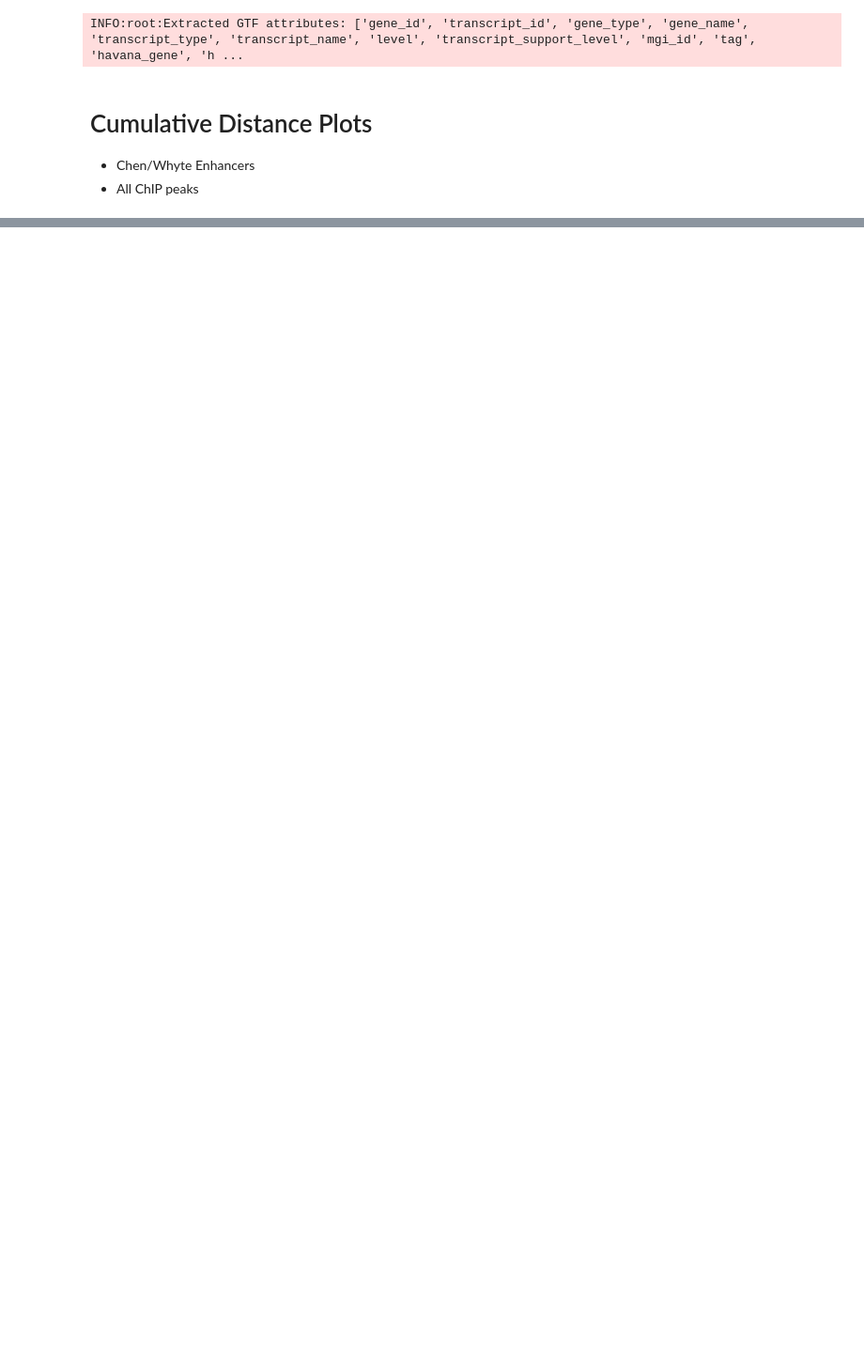
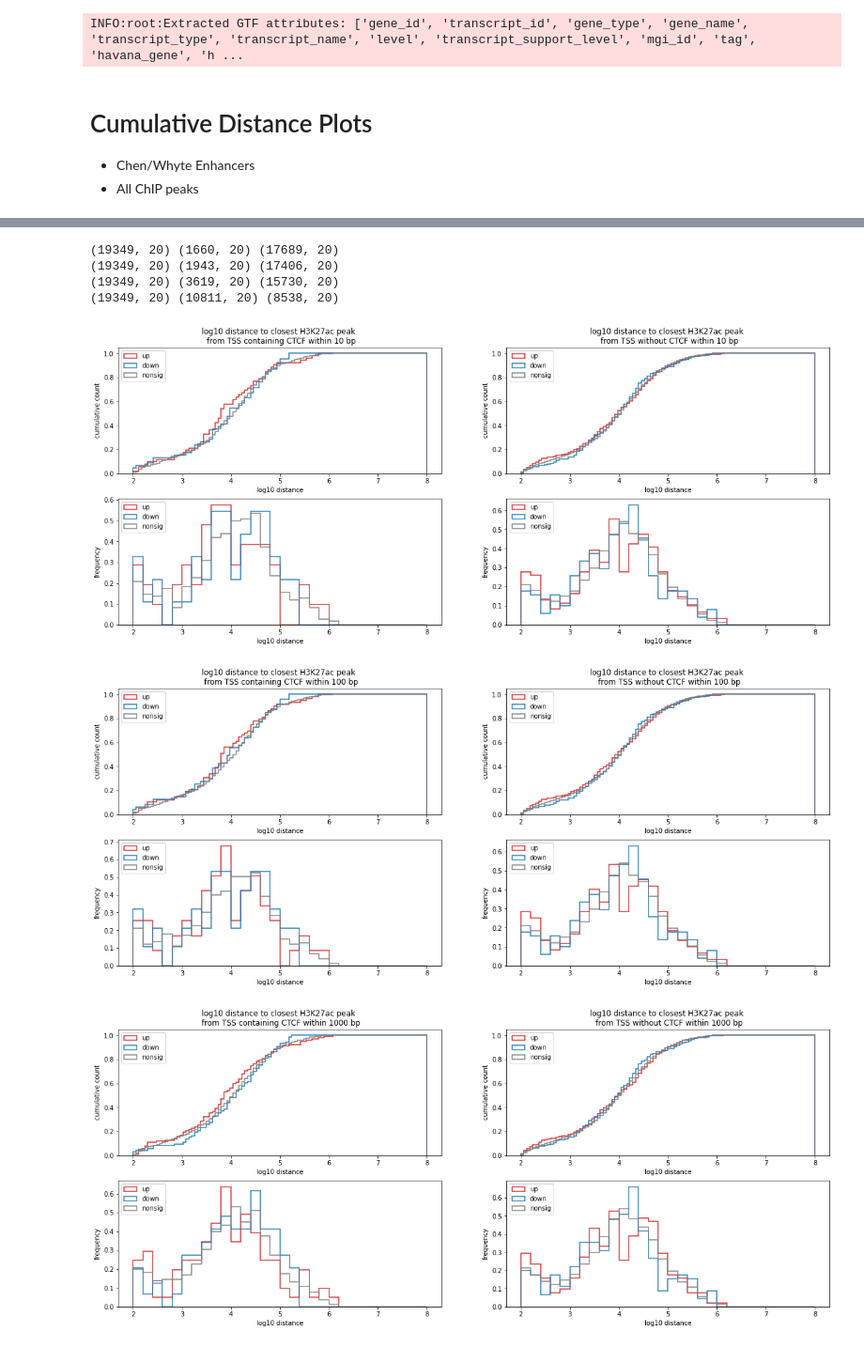
Before and after one commit to Bozhie/transcription_3Dfolding, a Jupyter notebook: transcription_3dfolding/transcription_data_analysis/20221207_cumulative_distance_plots.ipynb, the cells around one changed output, grey strips where cells are left out. Shown at 94% size. Cells and saved outputs as stored; diff of their text form; code cells hidden in the pictures; blank space fills up the shorter version.

```diff
--- a/transcription_3dfolding/transcription_data_analysis/20221207_cumulative_distance_plots.ipynb
+++ b/transcription_3dfolding/transcription_data_analysis/20221207_cumulative_distance_plots.ipynb
@@ -102,0 +165,8 @@ plt.show()
+# %%
+# load the bioframe
+window=1000
+feature_name = 'H3K27ac'
+ctcf_frame = flt.get_peak_bioframe(chip_peaks_condition_dict['CTCF'])
+
+tss_df_with_CTCF = split_by_proximal_feature(tss_df, ctcf_frame, window_size=window, contains_feature=True)
+tss_df_mask_CTCF = split_by_proximal_feature(tss_df, ctcf_frame, window_size=window, contains_feature=False)
@@ -102,0 +177,45 @@ plt.show()
+# %%
+# load the bioframe
+#window=100
+feature_name = 'H3K27ac'
+ctcf_frame = flt.get_peak_bioframe(chip_peaks_condition_dict['CTCF'])
+
+for window in [10, 100, 1000, 10000]:
+    tss_df_with_CTCF = split_by_proximal_feature(tss_df, ctcf_frame, window_size=window, contains_feature=True)
+    tss_df_mask_CTCF = split_by_proximal_feature(tss_df, ctcf_frame, window_size=window, contains_feature=False)
+
+    print(tss_df.shape, tss_df_with_CTCF.shape, tss_df_mask_CTCF.shape)
+
+    fig, axs = plt.subplots(2, 2, figsize=(20, 8))
+
+    pfn.plot_distance_histogram(tss_df_with_CTCF,
+                                 feature_name+'_distance',
+                                 ax=axs[0, 0],
+                                 cumulative=True,
+                                 bins=100,
+                                 plot_title='log10 distance to closest {} peak \n from TSS containing CTCF within {} bp'.format(feature_name, window))
+
+    pfn.plot_distance_histogram(tss_df_with_CTCF,
+                                feature_name+'_distance',
+                                ax=axs[1, 0],
+                                bins=30)
+
+    pfn.plot_distance_histogram(tss_df_mask_CTCF,
+                                 feature_name+'_distance',
+                                 ax=axs[0, 1],
+                                 cumulative=True,
+                                 bins=100,
+                                 plot_title='log10 distance to closest {} peak \n from TSS without CTCF within {} bp'.format(feature_name, window))
+
+    pfn.plot_distance_histogram(tss_df_mask_CTCF,
+                                feature_name+'_distance',
+                                ax=axs[1, 1],
+                                bins=30)
+# %% [output]
+(19349, 20) (1660, 20) (17689, 20)
+(19349, 20) (1943, 20) (17406, 20)
+(19349, 20) (3619, 20) (15730, 20)
+(19349, 20) (10811, 20) (8538, 20)
+[figure, added]
+[figure, added]
+[figure, added]
```
Also changed, not shown: parts of 7 cells of this notebook, 2 other files.
